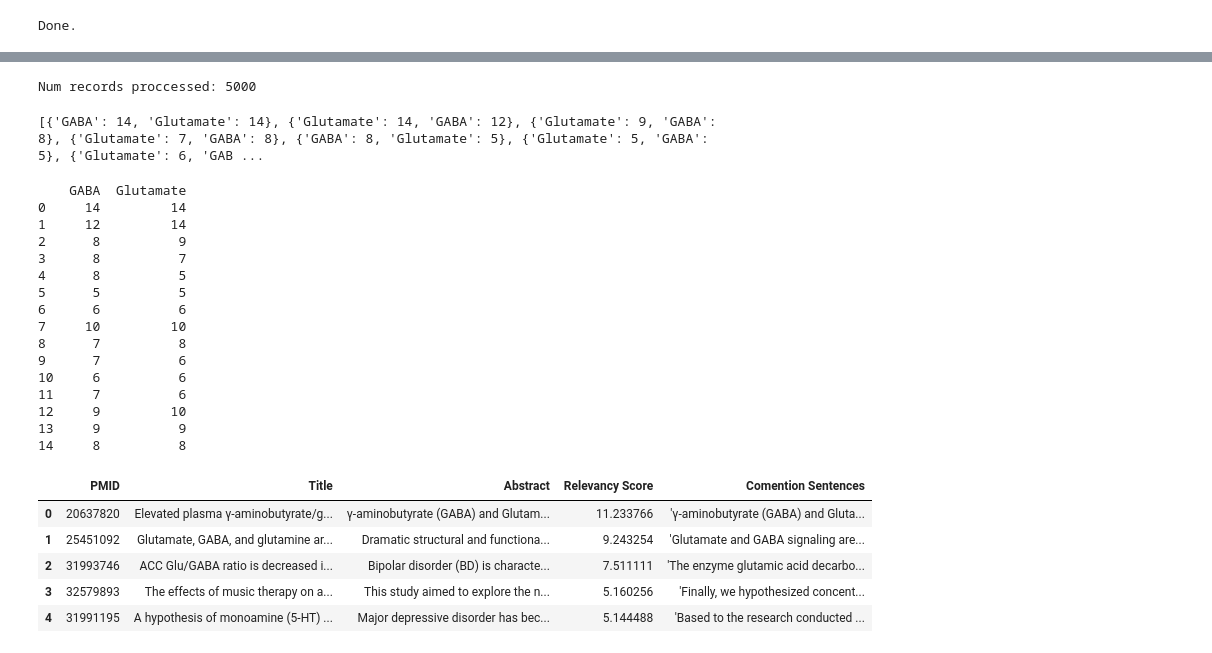
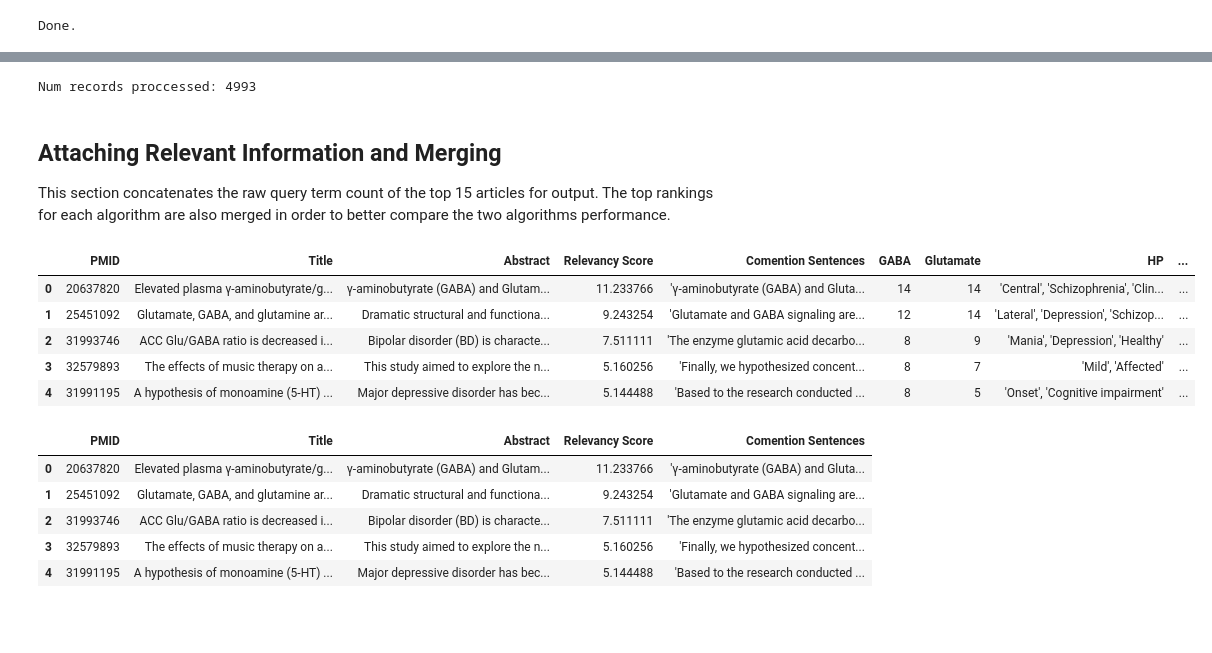
Before and after one commit to DanielTatem11/IR-IEPipelineForBioMedResearch, a Jupyter notebook: SimplifiedRetrievalPipeline.ipynb, the cells around one changed output, grey strips where cells are left out. Saved outputs shown, nothing was run; the diff lists cells and outputs as text; code cells hidden in the pictures; blank space fills up the shorter version.

Commit message:
Scrubbed of API Key and Identifying Information.
Markdown added and prepped for public release.

```diff
--- a/SimplifiedRetrievalPipeline.ipynb
+++ b/SimplifiedRetrievalPipeline.ipynb
@@ -586,7 +587,6 @@ Arguments:
 Return Value:
     rankings: The top 15 rankings for the records. Type is a Pandas DataFrame.
     prerankings: Unsorted scored dataframe of records. Used for comparison to bm25 rankings.
-    top_100
 
 """
 ### TODO: Break apart this function into smaller functions
@@ -616,14 +616,14 @@ def reranking(records, query_terms):
                 # TODO: Stop rewriting this indexing mess every time.
                 abstract_text = str(record['PubmedArticle'][0]['MedlineCitation']['Article']['Abstract']['AbstractText'])
                 # Process the abstract
-                #FIXME find way to stop calling nlp() twice
+                #FIXME find way to stop calling nlp() twice. Currently implemented this way in order to not destroy Named Entity Tokens by removing all punctuation.
                 #tokenize and process abstracts to extract comentions and relevancy scores
                 abstract_text_clean = re.sub(r'/', ' ', abstract_text) #removes / characters because of unique case involving scispacy NER, combines query1/query2 into an unrecognizable token
                 doc = nlp(abstract_text_clean)
                 #removes punctuation that does not indicate the end of a sentence
                 text_no_punct = [token for token in doc if not (token.is_punct or token.is_left_punct or token.is_right_punct) or (token.text ==  ("." or "!" or "?"))]
                 text_no_punct= ' '.join(token.text for token in text_no_punct)
-                #need to recall nlp without unhandled punctuation in text
+                #need to recall nlp without unnecessary punctuation in text
                 doc_no_punct= nlp(text_no_punct)
                 (comention_sents_indices, proximity_count) = find_comentions(doc=doc_no_punct, thes=inner_thesaurus)
 
@@ -668,25 +668,20 @@ def reranking(records, query_terms):
     prerankings.astype({'Comention Sentences': 'string'}).dtypes
     prerankings["Comention Sentences"] = prerankings["Comention Sentences"].apply(lambda x: str(x).strip("[]"))
 
-    #getting top 100 for word clouds
-    top_100 = []
-    for i in sorted(relevancy_score_inverted.keys(), reverse=True):
-        top_100.append(relevancy_score_inverted[i])
-    # This list comprehension is flattening the list of lists produced by combined_criteria filtering.
-    top_100 = [x for xs in top_100 for x in xs]
-    top_100 = top_100[:100]
-
     # Now that we have the UIDs of our top 15, we can grab them
-    #FIXME: need to redo top 15 selections with iloc like function for BMRANKINGS
+    #FIXME: (Optional) Can redo top 15 selections with iloc like function for BMRANKINGS or vice versa
     prerankings = prerankings.sort_values(by="Relevancy Score", ascending=False).reset_index(drop=True)
     rankings = prerankings[prerankings["PMID"].isin(top_15)].sort_values(by="Relevancy Score", ascending=False).reset_index(drop=True)
-    top_100ranked = prerankings[prerankings["PMID"].isin(top_100)].sort_values(by="Relevancy Score", ascending=False).reset_index(drop=True)
-    return rankings, top_100ranked, prerankings
 
-# FIXME: Do NOT hardcode the query_terms, pull them in from the query.
-rankings, top_100, prerankings = reranking(records_pubmed, query_terms)
+    return rankings, prerankings
+
+rankings, prerankings = reranking(records_pubmed, query_terms)
 # %% [output]
-Num records proccessed: 5000
+Num records proccessed: 4993
+# %% [markdown]
+## Attaching Relevant Information and Merging
+
+This section concatenates the raw query term count of the top 15 articles for output. The top rankings for each algorithm are also merged in order to better compare the two algorithms performance.
 # %%
 """
 Documentation for thes_invert()
@@ -718,7 +713,7 @@ Return values:
     * q_counts: a list of dictionary items with the counts of each query term for each abstract in rankings
 """
 
-def get_count(thesaurus, rankings, query_terms): #fixme invert dict and use to check counts
+def get_count(thesaurus, rankings, query_terms):
     thes = {k:thesaurus[k] for k in query_terms}
     thes = thes_invert(thes)
     q_counts = []
@@ -735,29 +730,10 @@ def get_count(thesaurus, rankings, query_terms): #fixme invert dict and use to c
                         query_count[thes[word.text][0]] = 1
         q_counts.append(query_count)
     return q_counts
-raw_counts = get_count(thesaurus, rankings, query_terms)
-bm_raw_counts = get_count(thesaurus, bmtop15, query_terms)
-print(raw_counts)
-# %% [output]
-[{'GABA': 14, 'Glutamate': 14}, {'Glutamate': 14, 'GABA': 12}, {'Glutamate': 9, 'GABA': 8}, {'Glutamate': 7, 'GABA': 8}, {'GABA': 8, 'Glutamate': 5}, {'Glutamate': 5, 'GABA': 5}, {'Glutamate': 6, 'GAB ...
 # %%
+raw_counts = get_count(thesaurus, rankings, query_terms)
+bm_raw_counts = get_count(thesaurus, bmtop15, query_terms)
 raw_count_df = pd.DataFrame.from_dict(raw_counts)
 bm_raw_count_df = pd.DataFrame.from_dict(bm_raw_counts)
-print(raw_count_df)
+rankings = pd.concat([rankings, raw_count_df], axis=1)
+bmtop15 = pd.concat([bmtop15, bm_raw_count_df], axis= 1)
-# %% [output]
-    GABA  Glutamate
-0     14         14
-1     12         14
-2      8          9
-3      8          7
-4      8          5
-5      5          5
-6      6          6
-7     10         10
-8      7          8
-9      7          6
-10     6          6
-11     7          6
-12     9         10
-13     9          9
-14     8          8
@@ -767,3 +740,12 @@ bmtop15 = pd.concat([bmtop15, bm_raw_count_df], axis= 1)
+# %%
+rankings.head()
+# %% [output]
+|  | PMID | Title | Abstract | Relevancy Score | Comention Sentences | GABA | Glutamate | HP | ... |
+| 0 | 20637820 | Elevated plasma γ-aminobutyrate/g... | γ-aminobutyrate (GABA) and Glutam... | 11.233766 | 'γ-aminobutyrate (GABA) and Gluta... | 14 | 14 | 'Central', 'Schizophrenia', 'Clin... | ... |
+| 1 | 25451092 | Glutamate, GABA, and glutamine ar... | Dramatic structural and functiona... | 9.243254 | 'Glutamate and GABA signaling are... | 12 | 14 | 'Lateral', 'Depression', 'Schizop... | ... |
+| 2 | 31993746 | ACC Glu/GABA ratio is decreased i... | Bipolar disorder (BD) is characte... | 7.511111 | 'The enzyme glutamic acid decarbo... | 8 | 9 | 'Mania', 'Depression', 'Healthy' | ... |
+| 3 | 32579893 | The effects of music therapy on a... | This study aimed to explore the n... | 5.160256 | 'Finally, we hypothesized concent... | 8 | 7 | 'Mild', 'Affected' | ... |
+| 4 | 31991195 | A hypothesis of monoamine (5-HT) ... | Major depressive disorder has bec... | 5.144488 | 'Based to the research conducted ... | 8 | 5 | 'Onset', 'Cognitive impairment' | ... |
 # %%
 prerankings.head()
 # %% [output]
```
Also changed, not shown: parts of 29 cells of this notebook, 1 other file.
